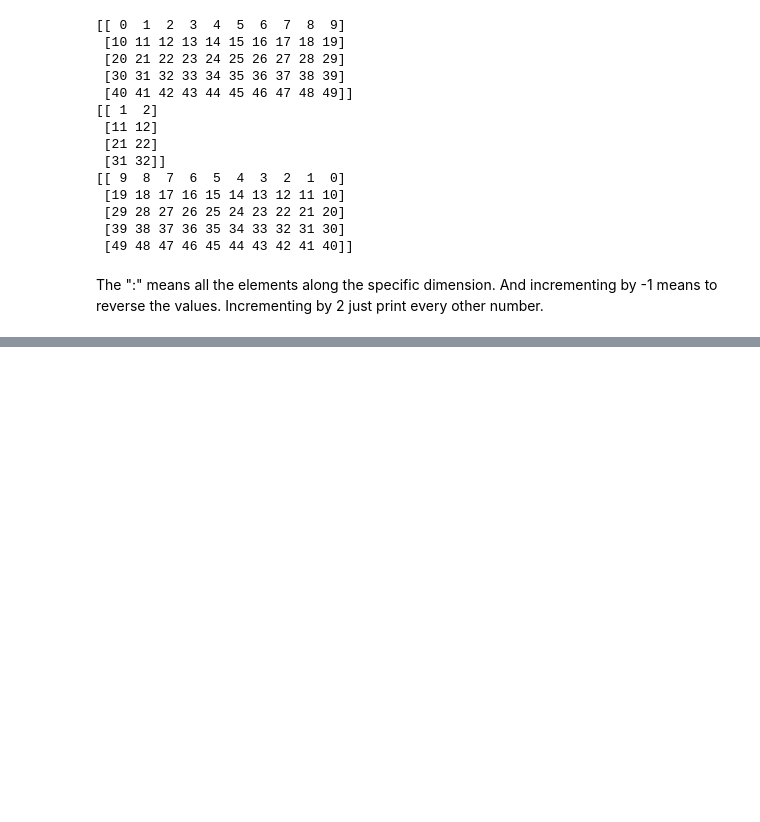
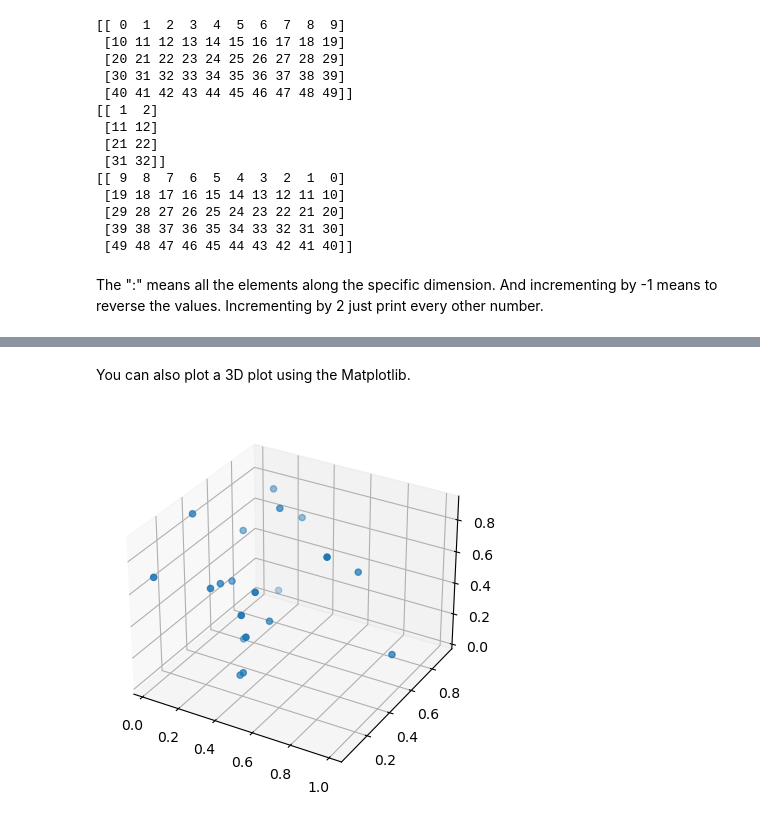
Before and after one commit to BHAAA-ZLM/Learning_All_Sorts, a Jupyter notebook: Notes/Basics.ipynb, the cells around one changed output, grey strips where cells are left out. Cells and saved outputs as stored; diff of their text form; code cells hidden in the pictures; blank space fills up the shorter version.

```diff
--- a/Notes/Basics.ipynb
+++ b/Notes/Basics.ipynb
@@ -62,0 +112,15 @@ array([[2, 4, 0, 2],
+# %% [markdown]
+You can also plot a 3D plot using the Matplotlib.
+# %%
+from mpl_toolkits.mplot3d import Axes3D
+import matplotlib.pylab as plt
+import numpy as np
+x = np.random.random(20)
+y = np.random.random(20)
+z = np.random.random(20)
+fig = plt.figure()
+ax = fig.add_subplot(111, projection='3d')
+ax.scatter(x,y,z)
+plt.show()
+# %% [output]
+[figure, added]
```
Also changed, not shown: parts of 13 cells of this notebook, 1 other file.
